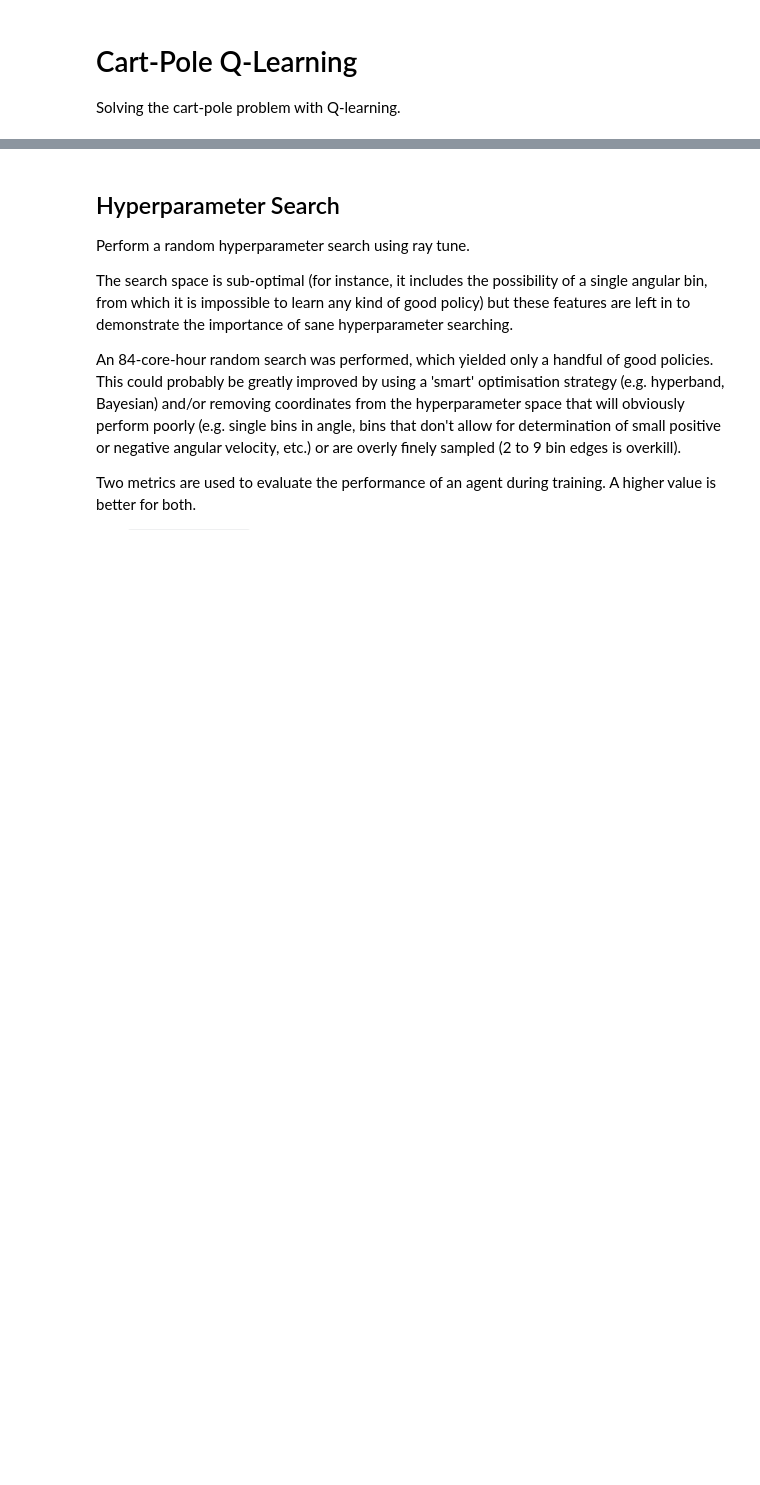
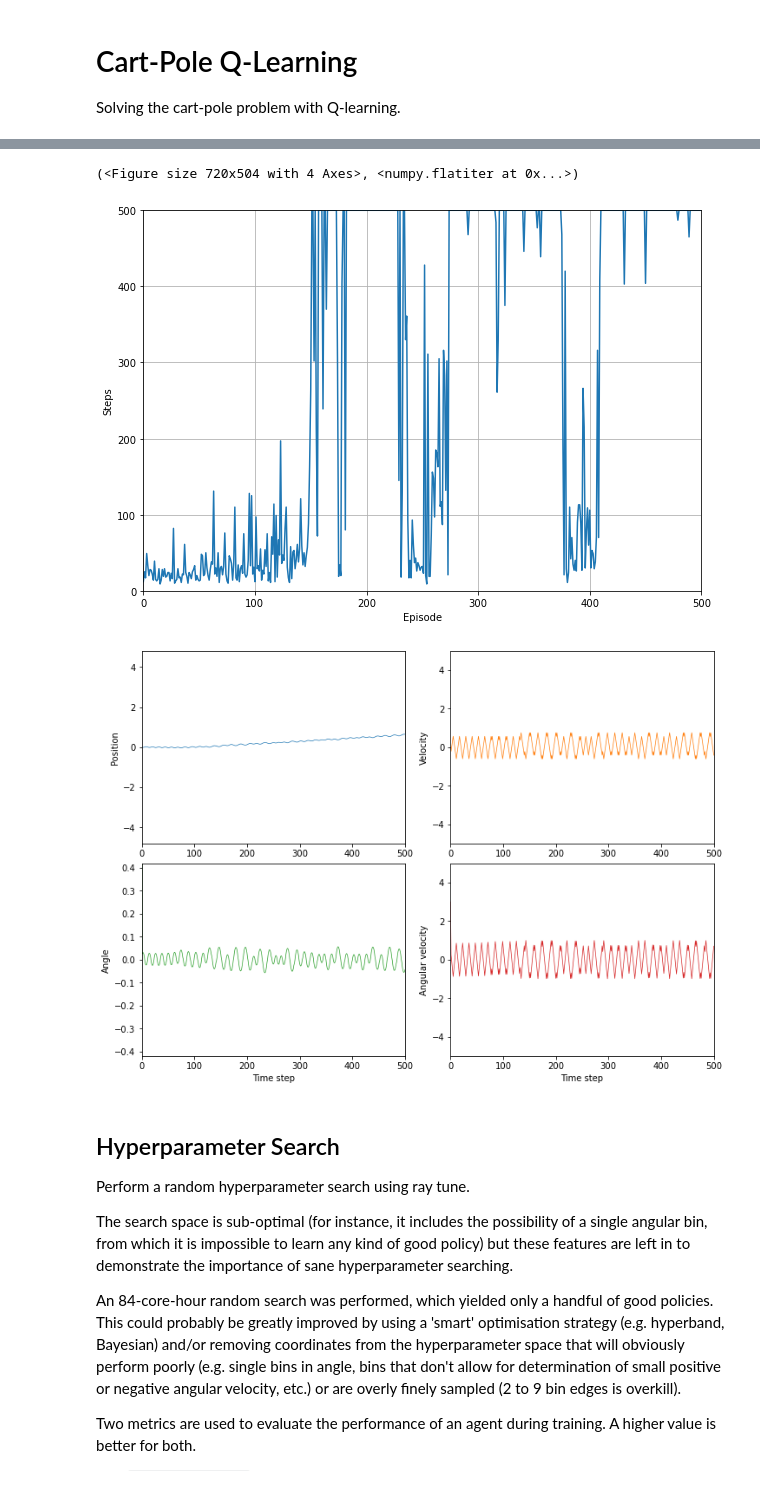
Before and after one commit to georgeholt1/cartpole-q-learning, a Jupyter notebook: cart-pole.ipynb, the cells around one changed output, grey strips where cells are left out. Drawn from its saved outputs; the diff is of its cells as text; code cells hidden in the pictures; blank space fills up the shorter version.

```diff
--- a/cart-pole.ipynb
+++ b/cart-pole.ipynb
@@ -17,3 +29,18 @@ plt.rcParams['figure.figsize'] = [10.0, 7.0]
+# %%
+q_agent = QAgent(
+    n_bins_pos=3, n_bins_vel=3, n_bins_ang=5, n_bins_ang_vel=8,
+    lr_decay=20, eps_decay=20,
+    discount_factor=0.9,
+    n_episodes=500
+)
+q_agent.train()
+q_agent.plot_progress()
+q_agent.run_agent()
+q_agent.plot_states(alpha=1.0)
+# %% [output]
+(<Figure size 720x504 with 4 Axes>, <numpy.flatiter at 0x...>)
+[figure, added]
+[figure, added]
 # %% [markdown]
 ## Hyperparameter Search
 Perform a random hyperparameter search using ray tune.
```
Also changed, not shown: parts of 1 cell of this notebook, 2 other files.
